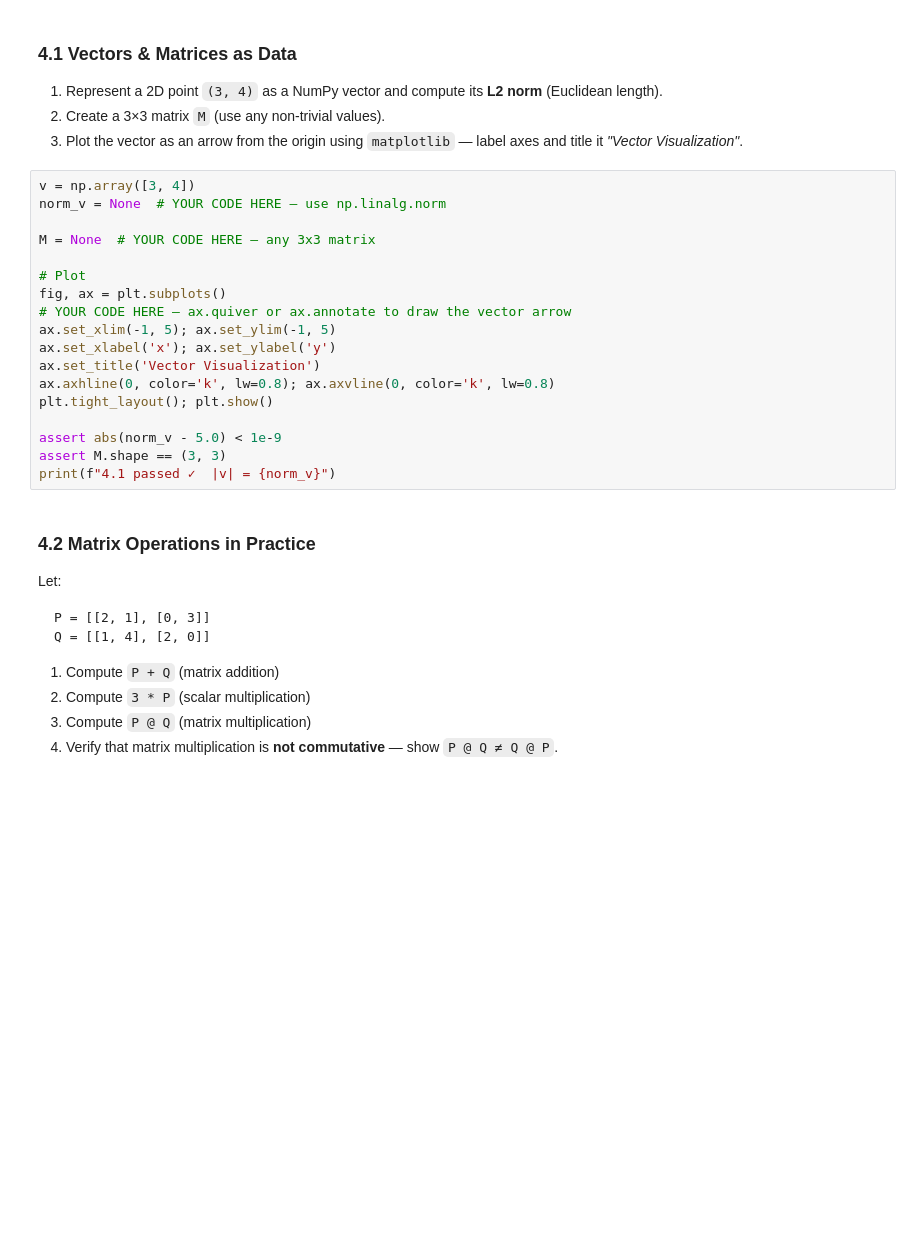
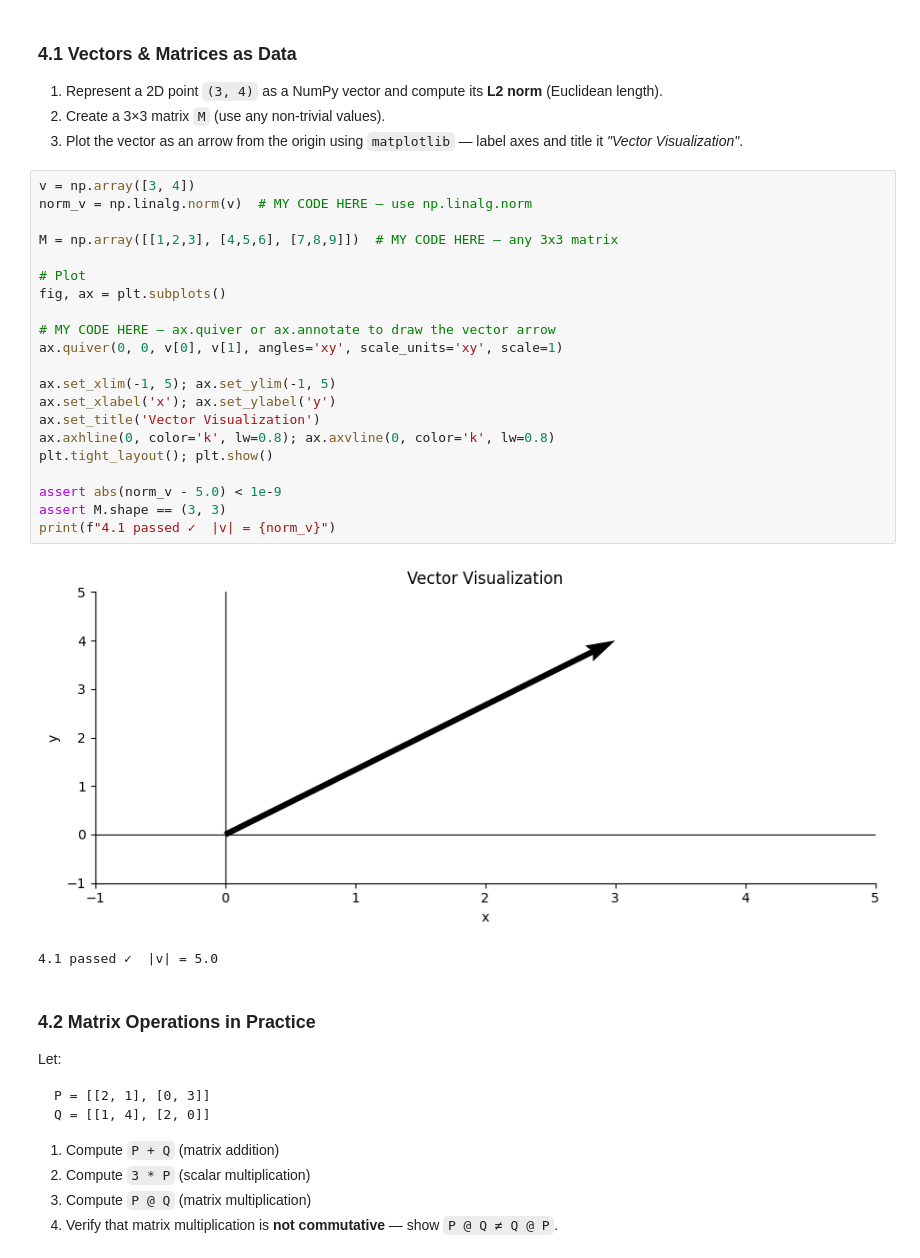
Before and after one commit to Always-Amulya7/Celebal-Internship-2k26, a Jupyter notebook: Weekly Assignment Solutions/week1_Amulya Shrivastava.ipynb, the cells around one changed output. Drawn from its saved outputs; the diff is of its cells as text; blank space fills up the shorter version.

```diff
--- a/Weekly Assignment Solutions/week1_Amulya Shrivastava.ipynb
+++ b/Weekly Assignment Solutions/week1_Amulya Shrivastava.ipynb
@@ -332,22 +384,28 @@ print("3.4 passed ✓")
 3. Plot the vector as an arrow from the origin using `matplotlib` — label axes and title it *"Vector Visualization"*.
 # %%
 v = np.array([3, 4])
-norm_v = None  # YOUR CODE HERE — use np.linalg.norm
+norm_v = np.linalg.norm(v)  # MY CODE HERE — use np.linalg.norm
 
-M = None  # YOUR CODE HERE — any 3x3 matrix
+M = np.array([[1,2,3], [4,5,6], [7,8,9]])  # MY CODE HERE — any 3x3 matrix
 
 # Plot
 fig, ax = plt.subplots()
-# YOUR CODE HERE — ax.quiver or ax.annotate to draw the vector arrow
+
+# MY CODE HERE — ax.quiver or ax.annotate to draw the vector arrow
+ax.quiver(0, 0, v[0], v[1], angles='xy', scale_units='xy', scale=1)
+
 ax.set_xlim(-1, 5); ax.set_ylim(-1, 5)
 ax.set_xlabel('x'); ax.set_ylabel('y')
 ax.set_title('Vector Visualization')
 ax.axhline(0, color='k', lw=0.8); ax.axvline(0, color='k', lw=0.8)
 plt.tight_layout(); plt.show()
 
 assert abs(norm_v - 5.0) < 1e-9
 assert M.shape == (3, 3)
 print(f"4.1 passed ✓  |v| = {norm_v}")
+# %% [output]
+[figure, added]
+4.1 passed ✓  |v| = 5.0
 # %% [markdown]
 ### 4.2 Matrix Operations in Practice
 
```
Also changed, not shown: parts of 14 cells of this notebook.
